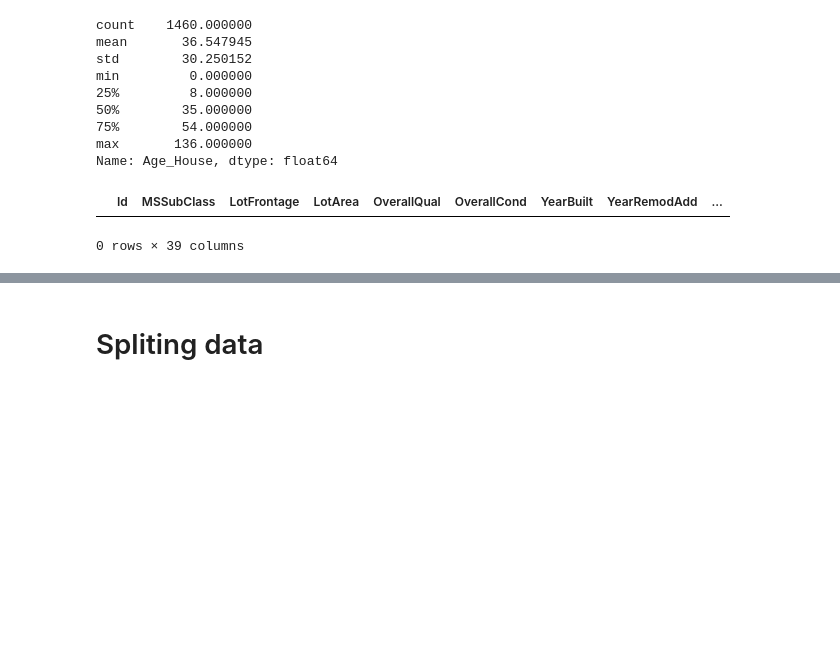
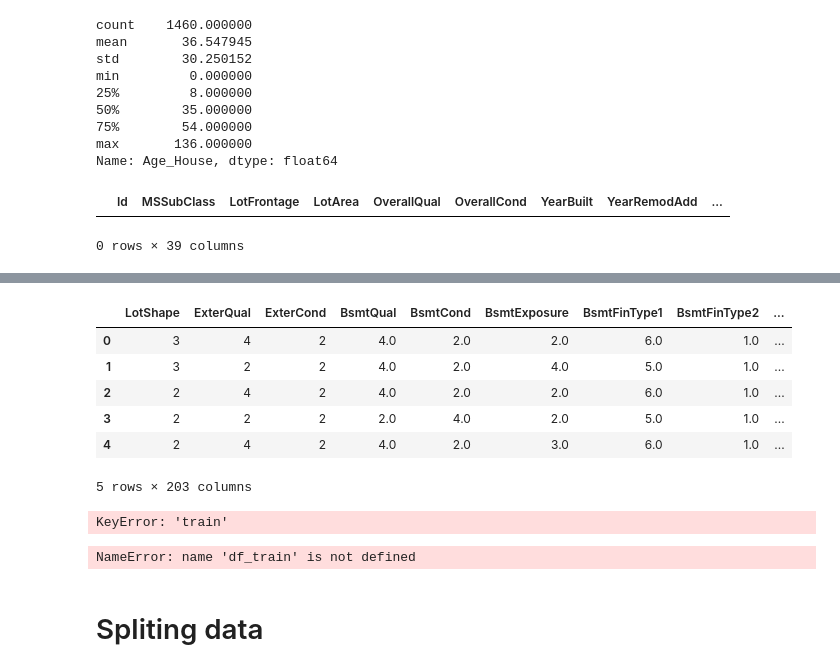
Before and after one commit to TKQhena/MLG_Assignment_1, a Jupyter notebook: example1.ipynb, the cells around one changed output, grey strips where cells are left out. Saved outputs shown, nothing was run; the diff lists cells and outputs as text; code cells hidden in the pictures; blank space fills up the shorter version.

```diff
--- a/example1.ipynb
+++ b/example1.ipynb
@@ -272,3 +308,33 @@ Negatif
+# %%
+# Concating numerical and catagorial
+df_final = pd.concat([object_columns_df, numerical_columns_df], axis=1,sort=False)
+df_final.head()
+# %% [output]
+|  | LotShape | ExterQual | ExterCond | BsmtQual | BsmtCond | BsmtExposure | BsmtFinType1 | BsmtFinType2 | ... |
+| 0 | 3 | 4 | 2 | 4.0 | 2.0 | 2.0 | 6.0 | 1.0 | ... |
+| 1 | 3 | 2 | 2 | 4.0 | 2.0 | 4.0 | 5.0 | 1.0 | ... |
+| 2 | 2 | 4 | 2 | 4.0 | 2.0 | 2.0 | 6.0 | 1.0 | ... |
+| 3 | 2 | 2 | 2 | 2.0 | 4.0 | 2.0 | 5.0 | 1.0 | ... |
+| 4 | 2 | 4 | 2 | 4.0 | 2.0 | 3.0 | 6.0 | 1.0 | ... |
+5 rows × 203 columns
+# %%
+df_final = df_final.drop(['Id',],axis=1)
+
+df_train = df_final[df_final['train'] == 1]
+df_train = df_train.drop(['train',],axis=1)
+
+
+df_test = df_final[df_final['train'] == 0]
+df_test = df_test.drop(['SalePrice'],axis=1)
+df_test = df_test.drop(['train',],axis=1)
+# %% [output]
+KeyError: 'train'
+# %%
+# split train and test
+target= df_train['SalePrice']
+df_train = df_train.drop(['SalePrice'],axis=1)
+# %% [output]
+NameError: name 'df_train' is not defined
 # %% [markdown]
 # Spliting data
 # %%
```
Also changed, not shown: parts of 2 cells of this notebook.
